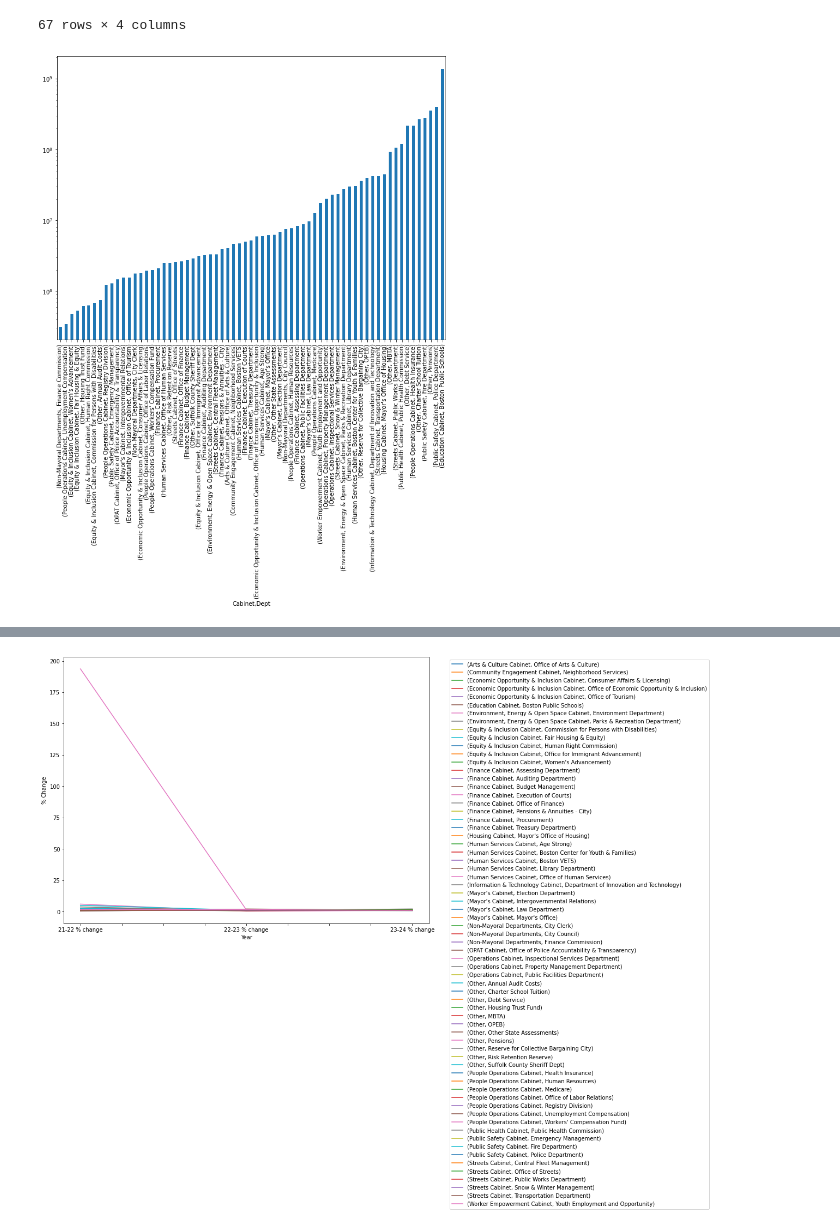
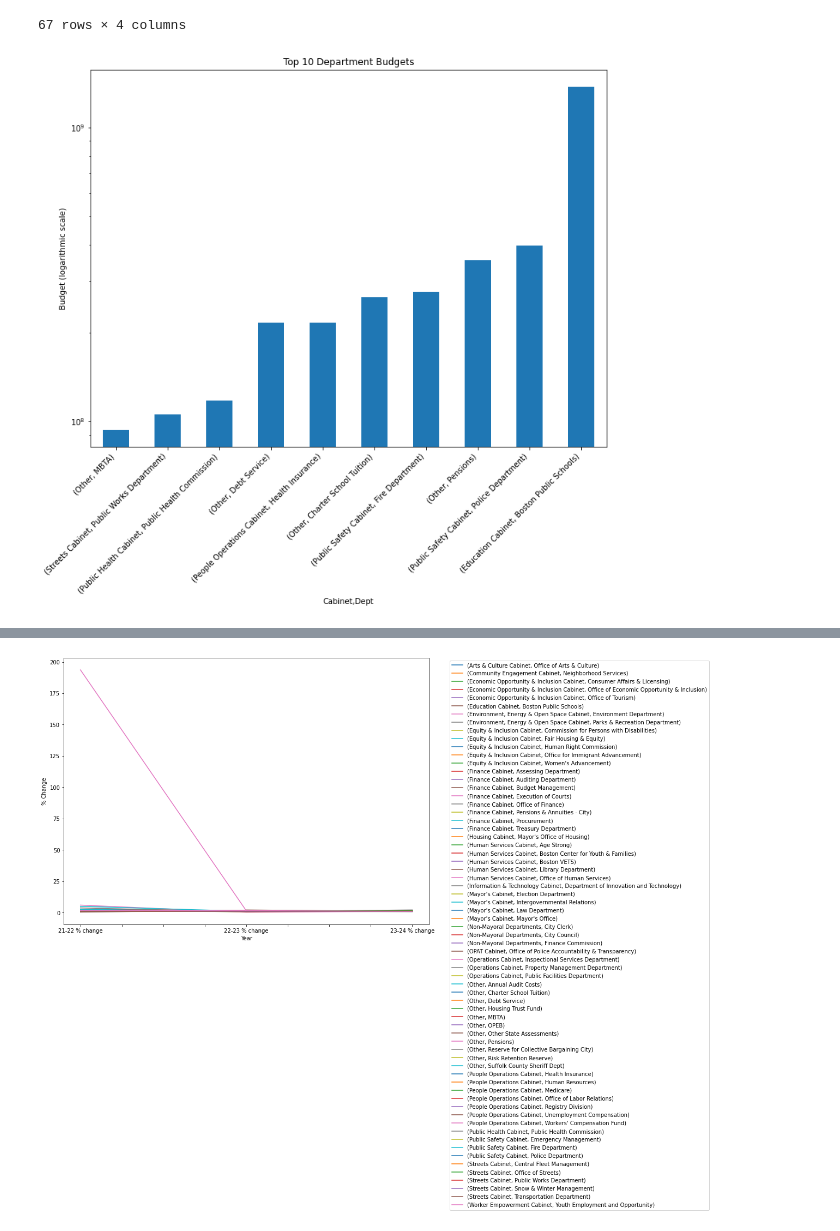
Before and after one commit to BU-Spark/ds-boston-city-budget, a Jupyter notebook: fa23-team-a/project.ipynb, the cells around one changed output, grey strips where cells are left out. Cells and saved outputs as stored; diff of their text form; code cells hidden in the pictures.

```diff
--- a/fa23-team-a/project.ipynb
+++ b/fa23-team-a/project.ipynb
@@ -96,6 +101,9 @@ dpts.sort_values(by='FY24', ascending=False)
 | Non-Mayoral Departments | Finance Commission | 2.934898e+05 | 3.042139e+05 | 3.182662e+05 | 3.233613e+05 |
 67 rows × 4 columns
 # %%
-dpts['FY23'].sort_values().plot.bar(figsize=(12, 9), logy=True, rot=90);
+dpts['FY23'].sort_values()[-10:].plot.bar(figsize=(12, 9), logy=True, rot=90);
+plt.ylabel('Budget (logarithmic scale)')
+plt.xticks(rotation=45, ha='right')
+plt.title('Top 10 Department Budgets');
 # %% [output]
-[figure, old version]
+[figure, new version]
```
Also changed, not shown: parts of 3 cells of this notebook, 3 other files.
